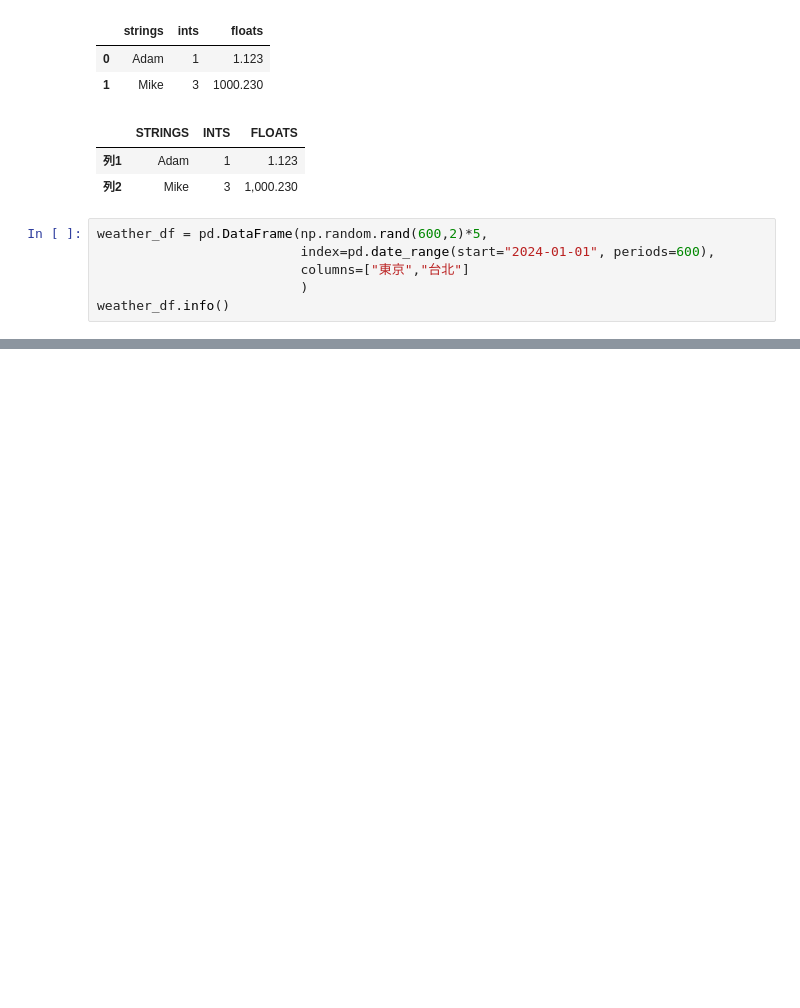
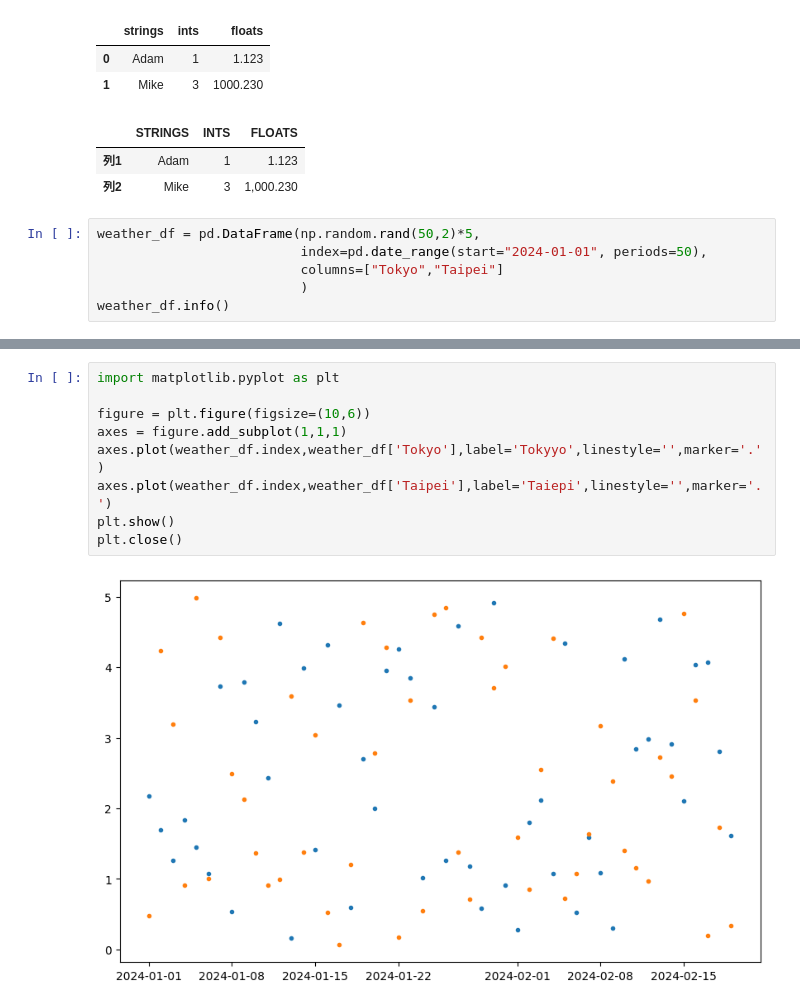
Before and after one commit to roberthsu2003/__2025_04_29_python_2_4, a Jupyter notebook: lesson17/lesson17_1.ipynb, the cells around one changed output, grey strips where cells are left out. Saved outputs shown, nothing was run; the diff lists cells and outputs as text; blank space fills up the shorter version.

```diff
--- a/lesson17/lesson17_1.ipynb
+++ b/lesson17/lesson17_1.ipynb
@@ -32,9 +32,9 @@ s
 | 列1 | Adam | 1 | 1.123 |
 | 列2 | Mike | 3 | 1,000.230 |
 # %%
-weather_df = pd.DataFrame(np.random.rand(600,2)*5,
-                          index=pd.date_range(start="2024-01-01", periods=600),
-                          columns=["東京","台北"]
+weather_df = pd.DataFrame(np.random.rand(50,2)*5,
+                          index=pd.date_range(start="2024-01-01", periods=50),
+                          columns=["Tokyo","Taipei"]
                           )
 weather_df.info()
 # %% [output]
@@ -67,3 +67,14 @@ weather_df.loc['2024']
 | 2024-12-30 | 0.226267 | 2.356729 |
 | 2024-12-31 | 3.618304 | 3.508453 |
 366 rows × 2 columns
+# %%
+import matplotlib.pyplot as plt
+
+figure = plt.figure(figsize=(10,6))
+axes = figure.add_subplot(1,1,1)
+axes.plot(weather_df.index,weather_df['Tokyo'],label='Tokyyo',linestyle='',marker='.')
+axes.plot(weather_df.index,weather_df['Taipei'],label='Taiepi',linestyle='',marker='.')
+plt.show()
+plt.close()
+# %% [output]
+[figure, added]
```
Also changed, not shown: parts of 3 cells of this notebook.
